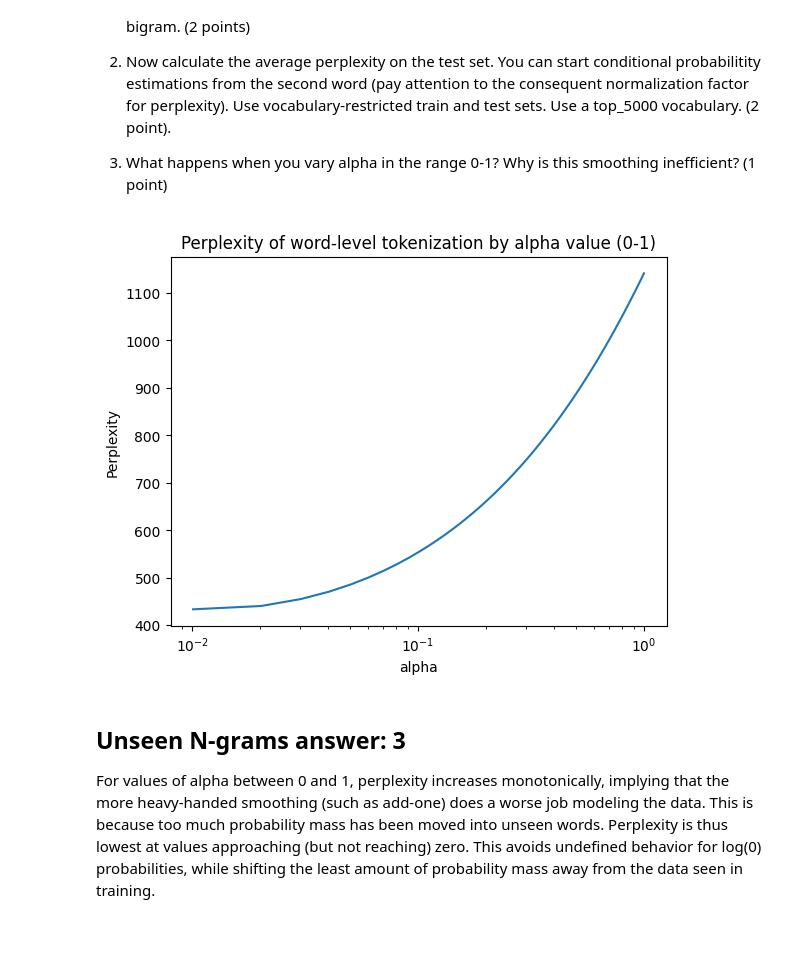
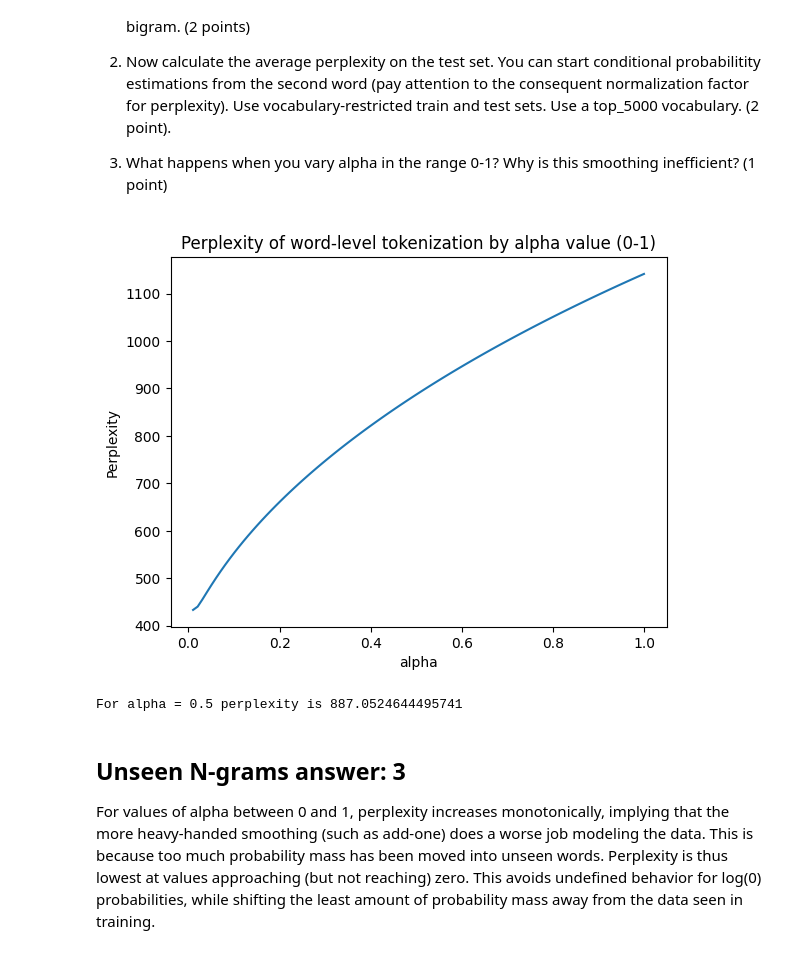
Before and after one commit to WilliamPLaCroix/SNLP-Assignments, a Jupyter notebook: Assignment_4/Assignment4.ipynb, the cells around one changed output. Saved outputs shown, nothing was run; the diff lists cells and outputs as text; code cells hidden in the pictures.

```diff
--- a/Assignment_4/Assignment4.ipynb
+++ b/Assignment_4/Assignment4.ipynb
@@ -122,13 +122,20 @@ for alpha in tqdm(alphas):
     word_perplexity_list.append(perplexity)
 # %%
 plt.plot(alphas, word_perplexity_list)
-plt.xscale("log")
+#plt.xscale("log")
 plt.ylabel("Perplexity")
 plt.xlabel("alpha")
 plt.title("Perplexity of word-level tokenization by alpha value (0-1)")
 plt.show()
 # %% [output]
-[figure, old version]
+[figure, new version]
+# %%
+model=smoothed_lm.BigramModel(vocabulary_restricted_train,vocabulary_restricted_test,alpha=0.5)
+perplexity = model.perplexity()
+#Calculate Average test perplexity
+print("For alpha =", 0.5, "perplexity is", perplexity)
+# %% [output]
+For alpha = 0.5 perplexity is 887.0524644495741
 # %% [markdown]
 ## Unseen N-grams answer: 3
 
```
